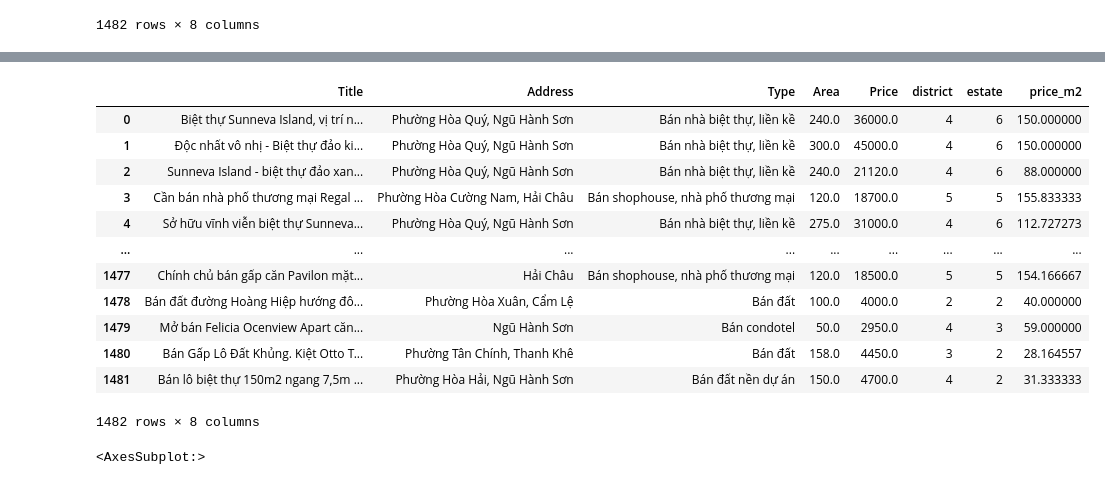
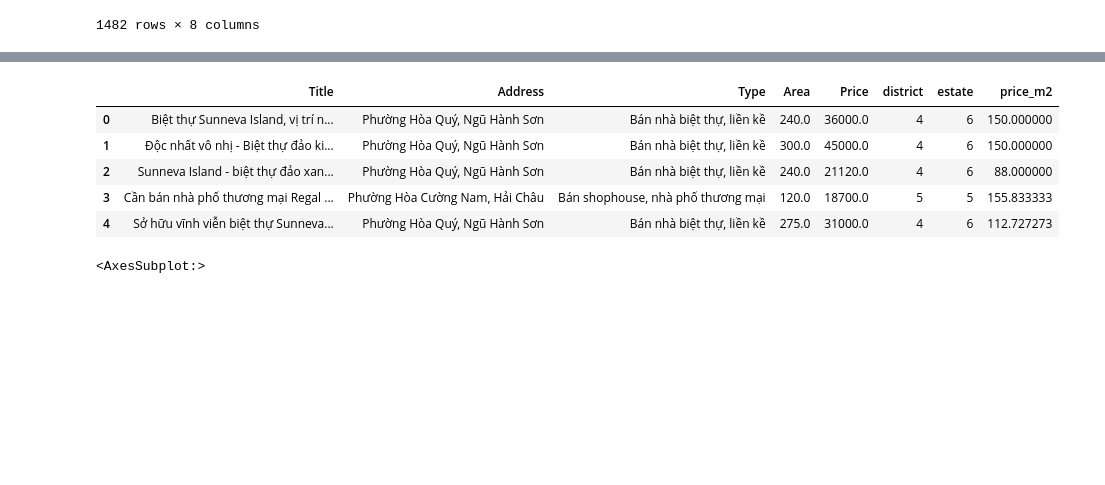
Before and after one commit to jthanh8144/FinalEssayDataScience, a Jupyter notebook: main.ipynb, the cells around one changed output, grey strips where cells are left out. Saved outputs shown, nothing was run; the diff lists cells and outputs as text; code cells hidden in the pictures; blank space fills up the shorter version.

```diff
--- a/main.ipynb
+++ b/main.ipynb
@@ -248,23 +254,16 @@ plt.show()
 # %%
 n = 0
 for key in sorted_dict_estate:
     data_t['estate'][data_t['estate'] == key] = n
     n = n + 1
-data_t
+data_t.head()
 # %% [output]
 |  | Title | Address | Type | Area | Price | district | estate | price_m2 |
 | 0 | Biệt thự Sunneva Island, vị trí n... | Phường Hòa Quý, Ngũ Hành Sơn | Bán nhà biệt thự, liền kề | 240.0 | 36000.0 | 4 | 6 | 150.000000 |
 | 1 | Độc nhất vô nhị - Biệt thự đảo ki... | Phường Hòa Quý, Ngũ Hành Sơn | Bán nhà biệt thự, liền kề | 300.0 | 45000.0 | 4 | 6 | 150.000000 |
 | 2 | Sunneva Island - biệt thự đảo xan... | Phường Hòa Quý, Ngũ Hành Sơn | Bán nhà biệt thự, liền kề | 240.0 | 21120.0 | 4 | 6 | 88.000000 |
 | 3 | Cần bán nhà phố thương mại Regal ... | Phường Hòa Cường Nam, Hải Châu | Bán shophouse, nhà phố thương mại | 120.0 | 18700.0 | 5 | 5 | 155.833333 |
 | 4 | Sở hữu vĩnh viễn biệt thự Sunneva... | Phường Hòa Quý, Ngũ Hành Sơn | Bán nhà biệt thự, liền kề | 275.0 | 31000.0 | 4 | 6 | 112.727273 |
-| ... | ... | ... | ... | ... | ... | ... | ... | ... |
-| 1477 | Chính chủ bán gấp căn Pavilon mặt... | Hải Châu | Bán shophouse, nhà phố thương mại | 120.0 | 18500.0 | 5 | 5 | 154.166667 |
-| 1478 | Bán đất đường Hoàng Hiệp hướng đô... | Phường Hòa Xuân, Cẩm Lệ | Bán đất | 100.0 | 4000.0 | 2 | 2 | 40.000000 |
-| 1479 | Mở bán Felicia Ocenview Apart căn... | Ngũ Hành Sơn | Bán condotel | 50.0 | 2950.0 | 4 | 3 | 59.000000 |
-| 1480 | Bán Gấp Lô Đất Khủng. Kiệt Otto T... | Phường Tân Chính, Thanh Khê | Bán đất | 158.0 | 4450.0 | 3 | 2 | 28.164557 |
-| 1481 | Bán lô biệt thự 150m2 ngang 7,5m ... | Phường Hòa Hải, Ngũ Hành Sơn | Bán đất nền dự án | 150.0 | 4700.0 | 4 | 2 | 31.333333 |
-1482 rows × 8 columns
 # %%
 data_t['district'] = data_t['district'].astype(int)
 data_t['estate'] = data_t['estate'].astype(int)
```
Also changed, not shown: parts of 8 cells of this notebook.
